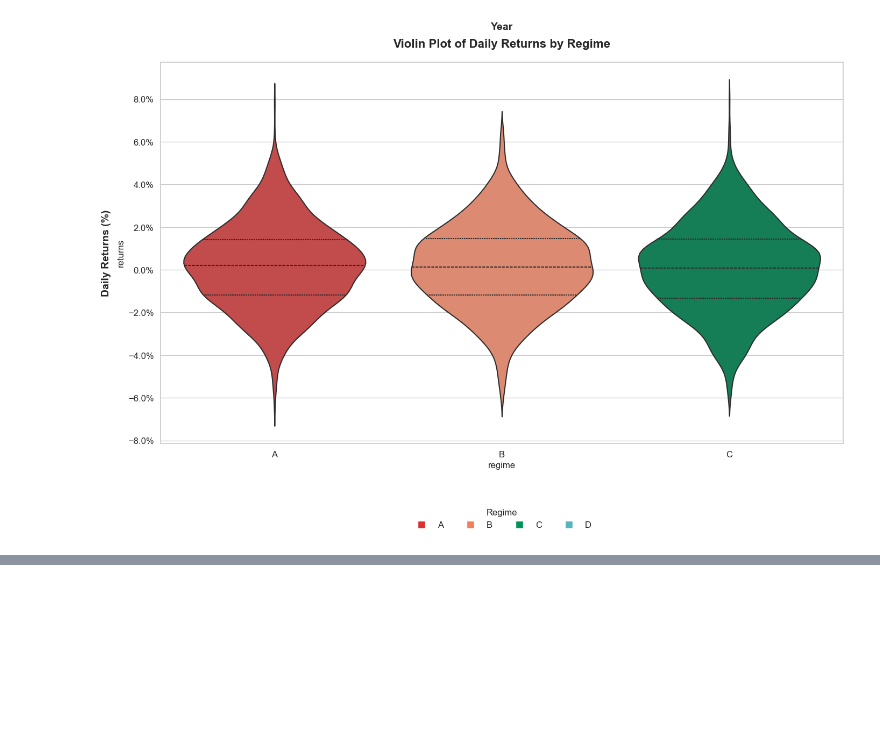
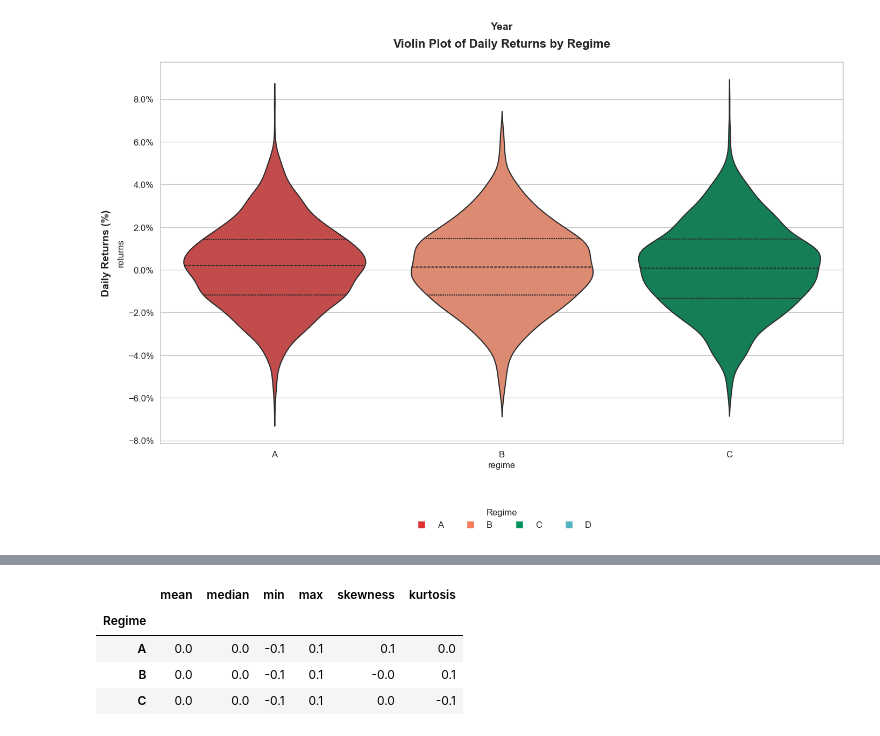
Before and after one commit to Aurelie-Dubost/xeu, a Jupyter notebook: clean_data.ipynb, the cells around one changed output, grey strips where cells are left out. Saved outputs shown, nothing was run; the diff lists cells and outputs as text; code cells hidden in the pictures; blank space fills up the shorter version.

```diff
--- a/clean_data.ipynb
+++ b/clean_data.ipynb
@@ -720,0 +723,91 @@ plot_returns_distribution_with_swarm(df, plot_type='box', time_col='timestamp',
+# %%
+import pandas as pd
+from scipy.stats import skew, kurtosis
+
+def calculate_regime_statistics(merged_df, performance_label):
+    """
+    Calculate mean, median, min, max, skewness, and kurtosis for each regime.
+
+    Parameters:
+    - merged_df (pd.DataFrame): DataFrame containing 'regime' and performance_label columns.
+    - performance_label (str): The column for which to calculate the statistics.
+
+    Returns:
+    - pd.DataFrame: A DataFrame with statistics for each regime.
+    """
+    if 'regime' not in merged_df.columns:
+        raise ValueError("'regime' column not found in DataFrame.")
+
+    if performance_label not in merged_df.columns:
+        raise ValueError(f"'{performance_label}' column not found in DataFrame.")
+
+    # Initialize an empty list to store statistics for each regime
+    statistics = []
+
+    # Loop through each unique regime
+    for regime in merged_df['regime'].unique():
+        subset = merged_df[merged_df['regime'] == regime][performance_label].dropna()
+
+        # Calculate statistics
+        regime_stats = {
+            'Regime': regime,
+            'Mean': subset.mean(),
+            'Median': subset.median(),
+            'Min': subset.min(),
+            'Max': subset.max(),
+            'Skewness': skew(subset),
+            'Kurtosis': kurtosis(subset)
+        }
+        statistics.append(regime_stats)
+
+    # Convert the list of dictionaries to a DataFrame
+    stats_df = pd.DataFrame(statistics)
+
+    print("Regime Statistics:")
+
+    return stats_df
+
+def calculate_regime_statistics(merged_df, performance_label="spot_return"):
+    """
+    Calculate summary statistics for each regime.
+
+    Parameters:
+    - merged_df (pd.DataFrame): DataFrame containing 'regime' and performance metrics.
+    - performance_label (str): The column name of the performance metric.
+
+    Returns:
+    - pd.DataFrame: DataFrame with summary statistics (mean, median, min, max, skewness, kurtosis) for each regime.
+    """
+    if performance_label not in merged_df.columns:
+        raise ValueError(f"'{performance_label}' column not found in DataFrame. Available columns: {merged_df.columns.tolist()}")
+
+    # Group by regime and calculate statistics
+    regime_stats = merged_df.groupby('regime')[performance_label].agg(
+        mean='mean',
+        median='median',
+        min='min',
+        max='max',
+        skewness=lambda x: x.skew(),
+        kurtosis=lambda x: x.kurt()
+    )
+
+    # Format all numbers to one decimal place using round
+    regime_stats = regime_stats.round(1)
+
+    # Set regime as the index
+    regime_stats.index.name = 'Regime'
+
+    return regime_stats
+
+
+
+# Example usage
+# Assuming `merged_df` is already defined and has 'regime' and 'spot_return' columns
+regime_stats_df = calculate_regime_statistics(df, performance_label='returns')
+regime_stats_df
+# %% [output]
+|  | mean | median | min | max | skewness | kurtosis |
+| Regime |  |  |  |  |  |  |
+| A | 0.0 | 0.0 | -0.1 | 0.1 | 0.1 | 0.0 |
+| B | 0.0 | 0.0 | -0.1 | 0.1 | -0.0 | 0.1 |
+| C | 0.0 | 0.0 | -0.1 | 0.1 | 0.0 | -0.1 |
```
Also changed, not shown: parts of 2 cells of this notebook.
